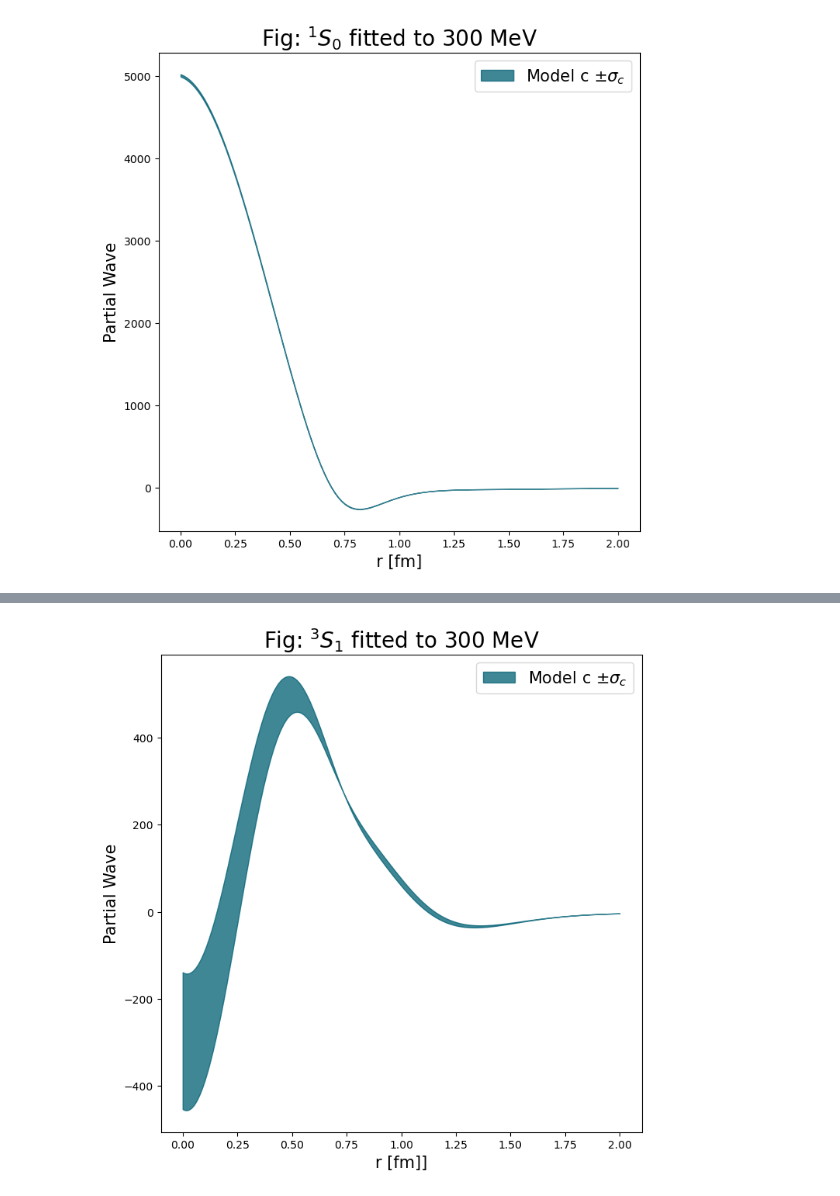
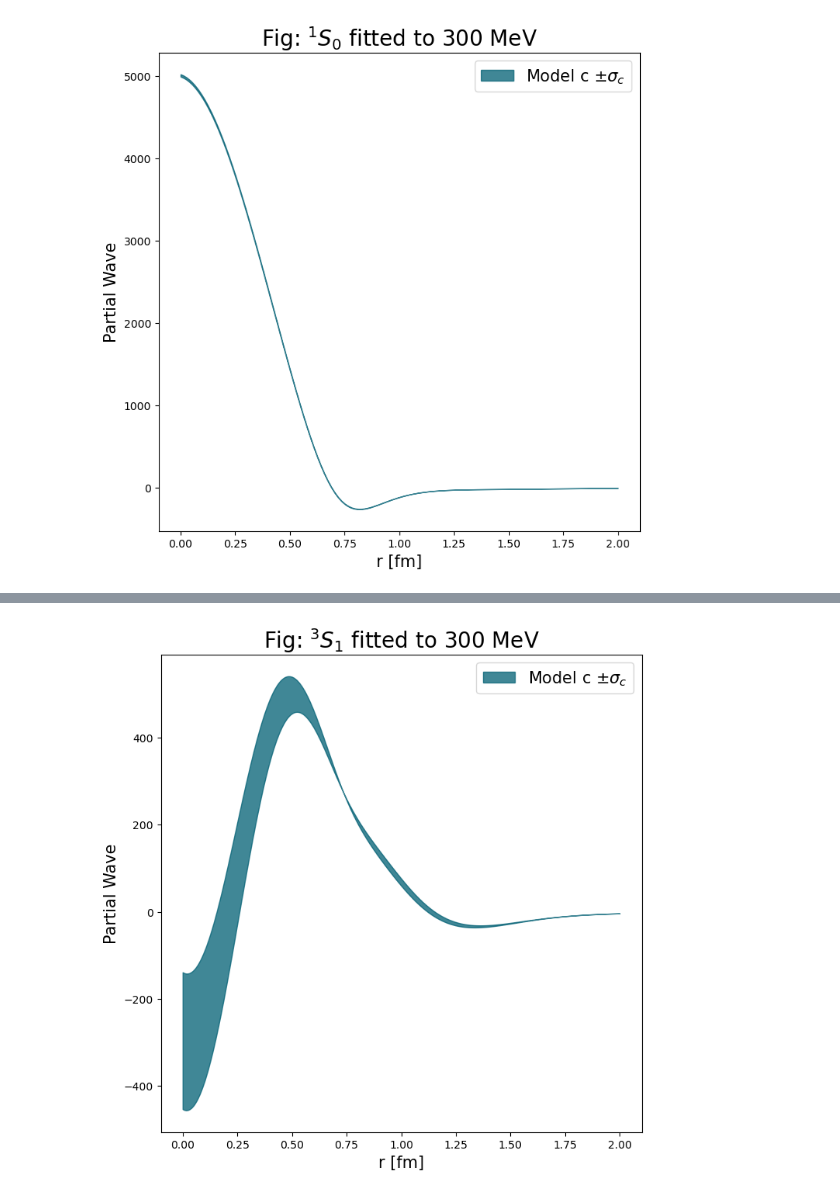
Before and after one commit to rnavarroperez/nn-scattering-fit, a Jupyter notebook: src/notebooks/short_range_partial_waves.ipynb, the cells around one changed output, grey strips where cells are left out. Drawn from its saved outputs; the diff is of its cells as text; code cells hidden in the pictures.

```diff
--- a/src/notebooks/short_range_partial_waves.ipynb
+++ b/src/notebooks/short_range_partial_waves.ipynb
@@ -111,28 +111,28 @@ plt.show()
 # %%
 # 3S1 : models fitted to 125 MeV ~~~~~~~~~~~~~~~~~~~~~~~~~~~~~~~~~~~~~~~~~~~~~~~~~~~~~~~~~~~~~~~~~~~~~~~~~~
 fig, ax = plt.subplots(1, figsize=(8,8))
 
 c=model_c[9]
 sig_c=model_c[10]
 
 # plots of models
 ax.fill_between(fm,c-sig_c,c+sig_c, color='#005f73', alpha=0.75, label=r'Model c $\pm \sigma_{c}$')
 
 plt.legend(loc='upper right', fontsize=15)
-plt.xlabel('r [fm]]', fontsize=15)
+plt.xlabel('r [fm]', fontsize=15)
 plt.ylabel('Partial Wave', fontsize=15)
 plt.title('Fig: $^{3}S_{1}$ fitted to 300 MeV', fontsize=20)
 
 # # Set limits
 # plt.xlim(0,350)
 # plt.ylim(0,150)
 
 # plt.xticks(np.arange(0,350,50))
 # plt.yticks(np.arange(0,150,50))
 
 plt.show()
 # %% [output]
-[figure, old version]
+[figure, new version]
 # %%
 # e1 ~~~~~~~~~~~~~~~~~~~~~~~~~~~~~~~~~~~~~~~~~~~~~~~~~~~~~~~~~~~~~~~~~~~~~~~~~
 fig, ax = plt.subplots(1, figsize=(8,8))
```
Also changed, not shown: parts of 5 cells of this notebook, 1 other file.
